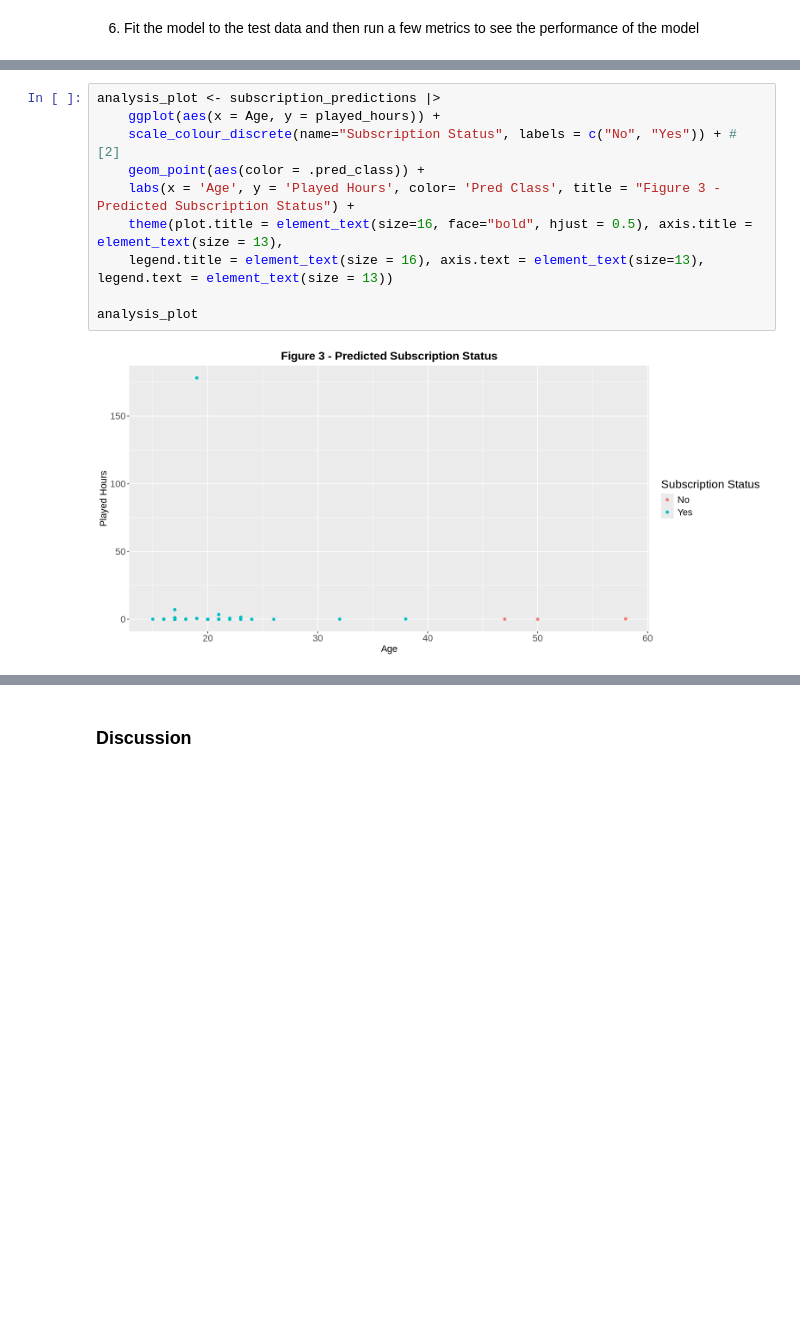
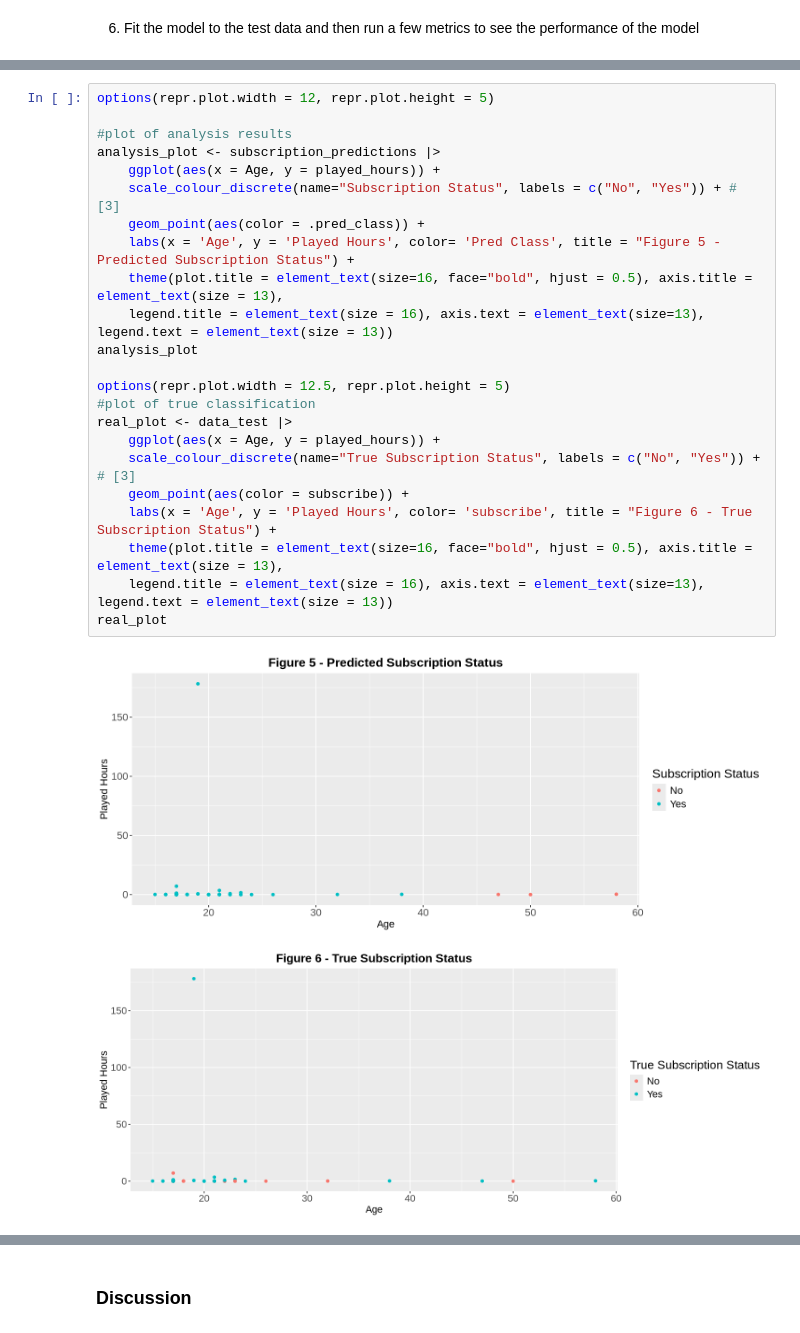
Before and after one commit to nathania-so/Group-38-DSCI-Project, a Jupyter notebook: Data Analysis Project.ipynb, the cells around one changed output, grey strips where cells are left out. Drawn from its saved outputs; the diff is of its cells as text; blank space fills up the shorter version.

Commit message:
Graph added, citations and tone updated

```diff
--- a/Data Analysis Project.ipynb
+++ b/Data Analysis Project.ipynb
@@ -226,14 +223,28 @@ Prediction FALSE TRUE
      FALSE     1    2
      TRUE     12   34
 # %%
+options(repr.plot.width = 12, repr.plot.height = 5)
+
+#plot of analysis results
 analysis_plot <- subscription_predictions |>
     ggplot(aes(x = Age, y = played_hours)) +
-    scale_colour_discrete(name="Subscription Status", labels = c("No", "Yes")) + # [2]
+    scale_colour_discrete(name="Subscription Status", labels = c("No", "Yes")) + # [3]
     geom_point(aes(color = .pred_class)) +
-    labs(x = 'Age', y = 'Played Hours', color= 'Pred Class', title = "Figure 3 - Predicted Subscription Status") +
+    labs(x = 'Age', y = 'Played Hours', color= 'Pred Class', title = "Figure 5 - Predicted Subscription Status") +
     theme(plot.title = element_text(size=16, face="bold", hjust = 0.5), axis.title = element_text(size = 13),
     legend.title = element_text(size = 16), axis.text = element_text(size=13), legend.text = element_text(size = 13))
+analysis_plot
 
-analysis_plot
+options(repr.plot.width = 12.5, repr.plot.height = 5)
+#plot of true classification
+real_plot <- data_test |>
+    ggplot(aes(x = Age, y = played_hours)) +
+    scale_colour_discrete(name="True Subscription Status", labels = c("No", "Yes")) + # [3]
+    geom_point(aes(color = subscribe)) +
+    labs(x = 'Age', y = 'Played Hours', color= 'subscribe', title = "Figure 6 - True Subscription Status") +
+    theme(plot.title = element_text(size=16, face="bold", hjust = 0.5), axis.title = element_text(size = 13),
+    legend.title = element_text(size = 16), axis.text = element_text(size=13), legend.text = element_text(size = 13))
+real_plot
 # %% [output]
-[figure, old version]
+[figure, new version]
+[figure, added]
```
Also changed, not shown: parts of 21 cells of this notebook.
